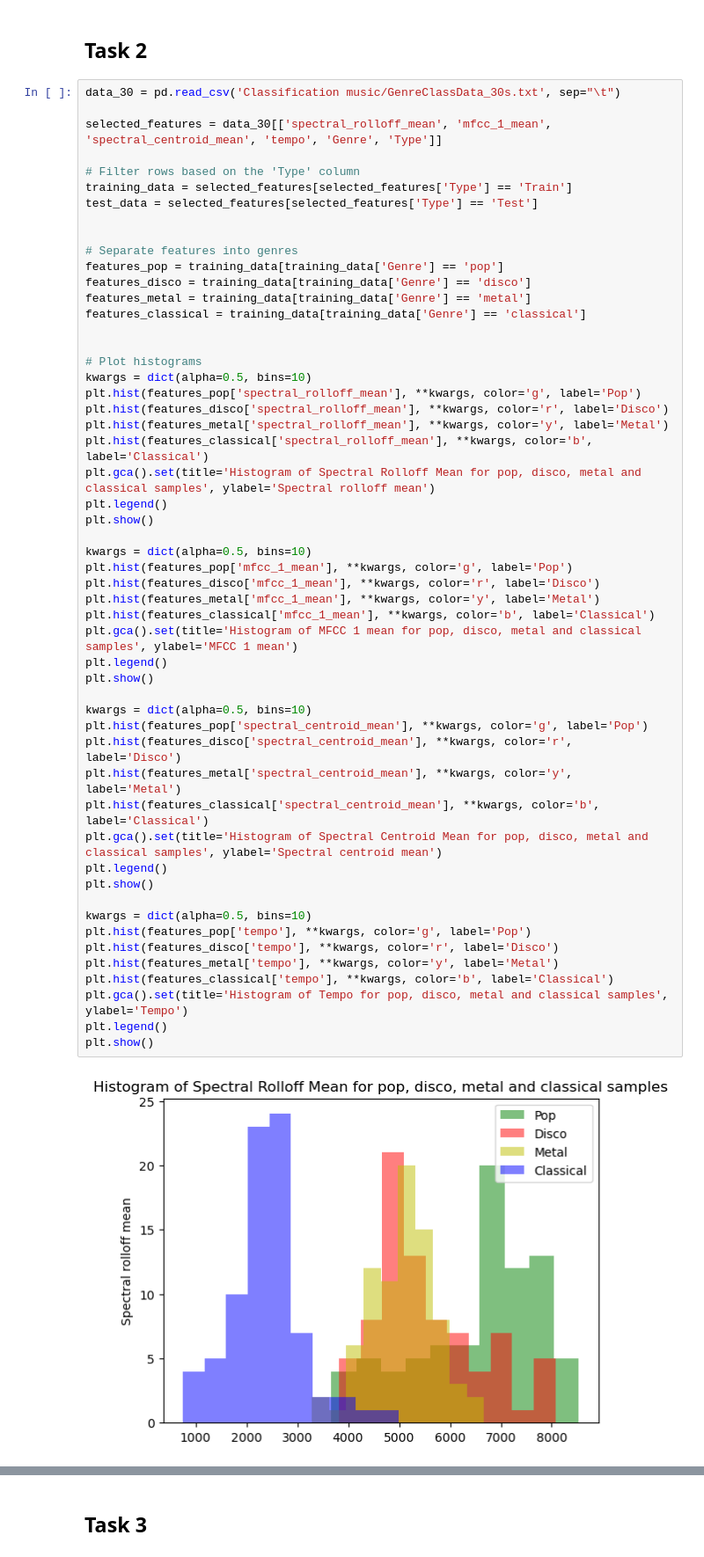
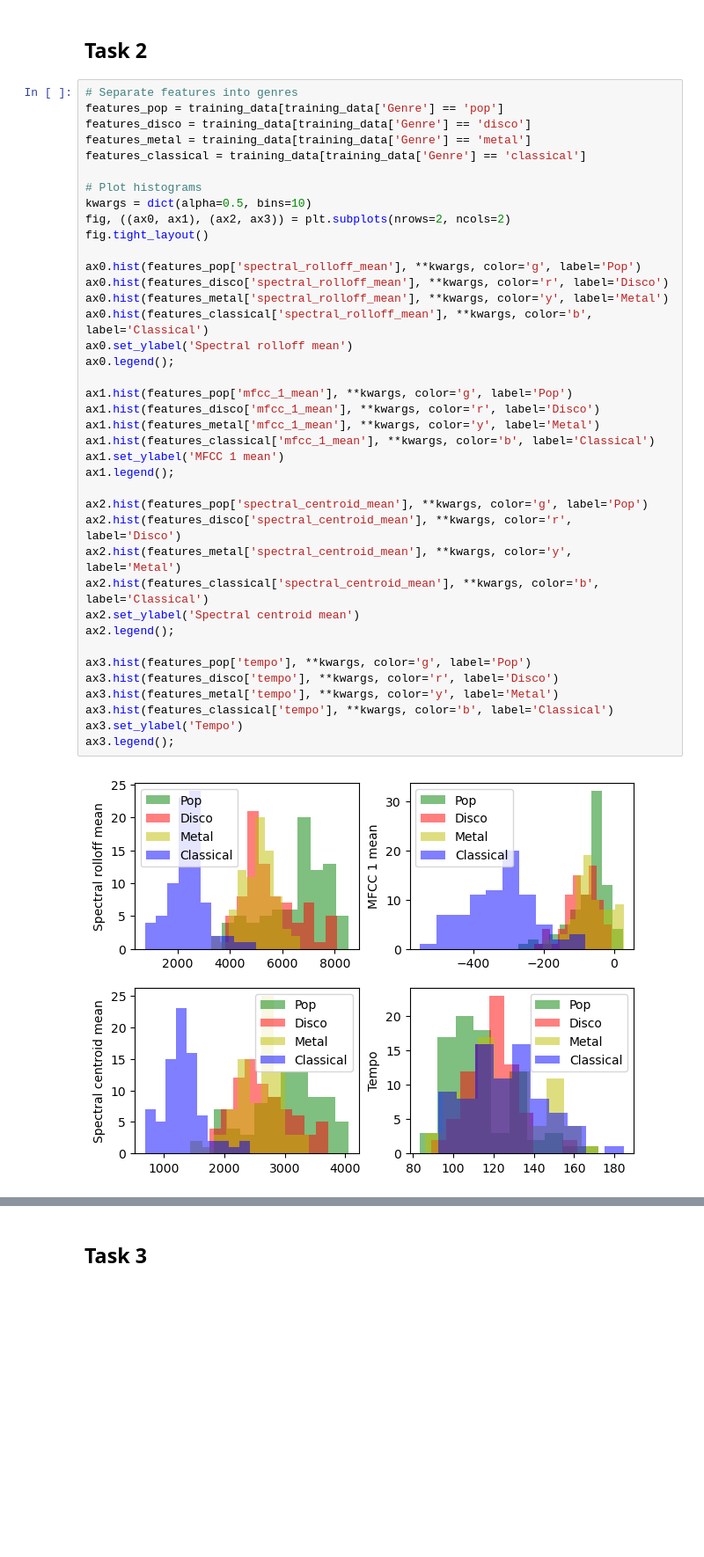
Before and after one commit to gardhb/Classification-Project-2023, a Jupyter notebook: ProjectCode.ipynb, the cells around one changed output, grey strips where cells are left out. Shown: that part at 88% size. Cells and saved outputs as stored; diff of their text form; blank space fills up the shorter version.

```diff
--- a/ProjectCode.ipynb
+++ b/ProjectCode.ipynb
@@ -13,57 +128,43 @@ import matplotlib.pyplot as plt
 # %% [markdown]
 ## Task 2
 # %%
-data_30 = pd.read_csv('Classification music/GenreClassData_30s.txt', sep="\t")
-
-selected_features = data_30[['spectral_rolloff_mean', 'mfcc_1_mean', 'spectral_centroid_mean', 'tempo', 'Genre', 'Type']]
-
-# Filter rows based on the 'Type' column
-training_data = selected_features[selected_features['Type'] == 'Train']
-test_data = selected_features[selected_features['Type'] == 'Test']
-
-
 # Separate features into genres
 features_pop = training_data[training_data['Genre'] == 'pop']
 features_disco = training_data[training_data['Genre'] == 'disco']
 features_metal = training_data[training_data['Genre'] == 'metal']
 features_classical = training_data[training_data['Genre'] == 'classical']
 
-
 # Plot histograms
 kwargs = dict(alpha=0.5, bins=10)
-plt.hist(features_pop['spectral_rolloff_mean'], **kwargs, color='g', label='Pop')
-plt.hist(features_disco['spectral_rolloff_mean'], **kwargs, color='r', label='Disco')
-plt.hist(features_metal['spectral_rolloff_mean'], **kwargs, color='y', label='Metal')
-plt.hist(features_classical['spectral_rolloff_mean'], **kwargs, color='b', label='Classical')
-plt.gca().set(title='Histogram of Spectral Rolloff Mean for pop, disco, metal and classical samples', ylabel='Spectral rolloff mean')
-plt.legend()
-plt.show()
+fig, ((ax0, ax1), (ax2, ax3)) = plt.subplots(nrows=2, ncols=2)
+fig.tight_layout()
 
-kwargs = dict(alpha=0.5, bins=10)
-plt.hist(features_pop['mfcc_1_mean'], **kwargs, color='g', label='Pop')
-plt.hist(features_disco['mfcc_1_mean'], **kwargs, color='r', label='Disco')
-plt.hist(features_metal['mfcc_1_mean'], **kwargs, color='y', label='Metal')
-plt.hist(features_classical['mfcc_1_mean'], **kwargs, color='b', label='Classical')
-plt.gca().set(title='Histogram of MFCC 1 mean for pop, disco, metal and classical samples', ylabel='MFCC 1 mean')
-plt.legend()
-plt.show()
+ax0.hist(features_pop['spectral_rolloff_mean'], **kwargs, color='g', label='Pop')
+ax0.hist(features_disco['spectral_rolloff_mean'], **kwargs, color='r', label='Disco')
+ax0.hist(features_metal['spectral_rolloff_mean'], **kwargs, color='y', label='Metal')
+ax0.hist(features_classical['spectral_rolloff_mean'], **kwargs, color='b', label='Classical')
+ax0.set_ylabel('Spectral rolloff mean')
+ax0.legend();
 
-kwargs = dict(alpha=0.5, bins=10)
-plt.hist(features_pop['spectral_centroid_mean'], **kwargs, color='g', label='Pop')
-plt.hist(features_disco['spectral_centroid_mean'], **kwargs, color='r', label='Disco')
-plt.hist(features_metal['spectral_centroid_mean'], **kwargs, color='y', label='Metal')
-plt.hist(features_classical['spectral_centroid_mean'], **kwargs, color='b', label='Classical')
-plt.gca().set(title='Histogram of Spectral Centroid Mean for pop, disco, metal and classical samples', ylabel='Spectral centroid mean')
-plt.legend()
-plt.show()
+ax1.hist(features_pop['mfcc_1_mean'], **kwargs, color='g', label='Pop')
+ax1.hist(features_disco['mfcc_1_mean'], **kwargs, color='r', label='Disco')
+ax1.hist(features_metal['mfcc_1_mean'], **kwargs, color='y', label='Metal')
+ax1.hist(features_classical['mfcc_1_mean'], **kwargs, color='b', label='Classical')
+ax1.set_ylabel('MFCC 1 mean')
+ax1.legend();
 
-kwargs = dict(alpha=0.5, bins=10)
-plt.hist(features_pop['tempo'], **kwargs, color='g', label='Pop')
-plt.hist(features_disco['tempo'], **kwargs, color='r', label='Disco')
-plt.hist(features_metal['tempo'], **kwargs, color='y', label='Metal')
-plt.hist(features_classical['tempo'], **kwargs, color='b', label='Classical')
-plt.gca().set(title='Histogram of Tempo for pop, disco, metal and classical samples', ylabel='Tempo')
-plt.legend()
-plt.show()
+ax2.hist(features_pop['spectral_centroid_mean'], **kwargs, color='g', label='Pop')
+ax2.hist(features_disco['spectral_centroid_mean'], **kwargs, color='r', label='Disco')
+ax2.hist(features_metal['spectral_centroid_mean'], **kwargs, color='y', label='Metal')
+ax2.hist(features_classical['spectral_centroid_mean'], **kwargs, color='b', label='Classical')
+ax2.set_ylabel('Spectral centroid mean')
+ax2.legend();
+
+ax3.hist(features_pop['tempo'], **kwargs, color='g', label='Pop')
+ax3.hist(features_disco['tempo'], **kwargs, color='r', label='Disco')
+ax3.hist(features_metal['tempo'], **kwargs, color='y', label='Metal')
+ax3.hist(features_classical['tempo'], **kwargs, color='b', label='Classical')
+ax3.set_ylabel('Tempo')
+ax3.legend();
 # %% [output]
-[figure, old version]
+[figure, new version]
```
Also changed, not shown: parts of 13 cells of this notebook, 2 other files.
